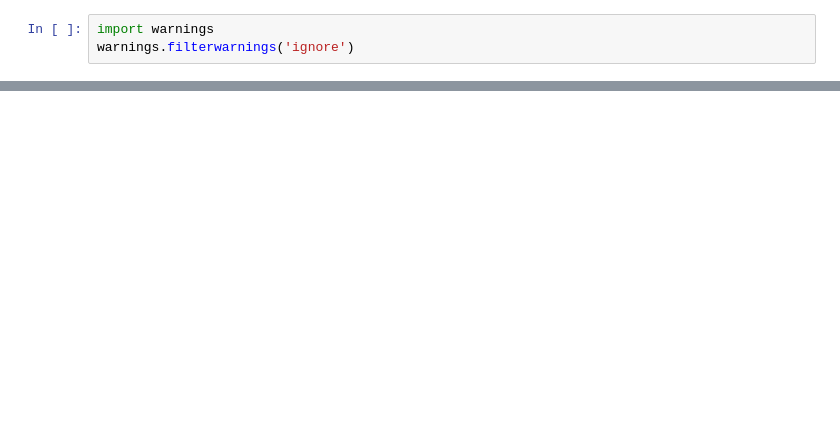
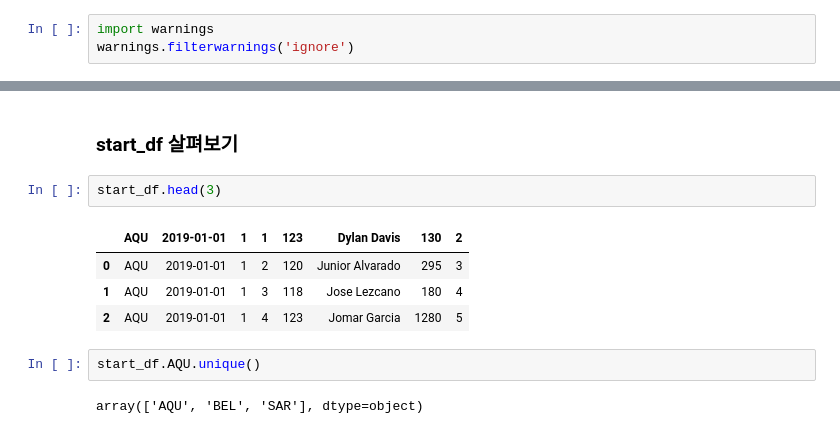
Before and after one commit to MinsooKwak/Kaggle_note, a Jupyter notebook: Data_science/big_data_derby_eda.ipynb, the cells around one changed output, grey strips where cells are left out. Cells and saved outputs as stored; diff of their text form; blank space fills up the shorter version.

```diff
--- a/Data_science/big_data_derby_eda.ipynb
+++ b/Data_science/big_data_derby_eda.ipynb
@@ -35,0 +106,13 @@ colors= ["#FFFFFF", "#6CD4FF", "#F7DF00", "#E60000"]
+# %% [markdown]
+### start_df 살펴보기
+# %%
+start_df.head(3)
+# %% [output]
+|  | AQU | 2019-01-01 | 1 | 1 | 123 | Dylan Davis | 130 | 2 |
+| 0 | AQU | 2019-01-01 | 1 | 2 | 120 | Junior Alvarado | 295 | 3 |
+| 1 | AQU | 2019-01-01 | 1 | 3 | 118 | Jose Lezcano | 180 | 4 |
+| 2 | AQU | 2019-01-01 | 1 | 4 | 123 | Jomar Garcia | 1280 | 5 |
+# %%
+start_df.AQU.unique()
+# %% [output]
+array(['AQU', 'BEL', 'SAR'], dtype=object)
```
Also changed, not shown: parts of 14 cells of this notebook.
